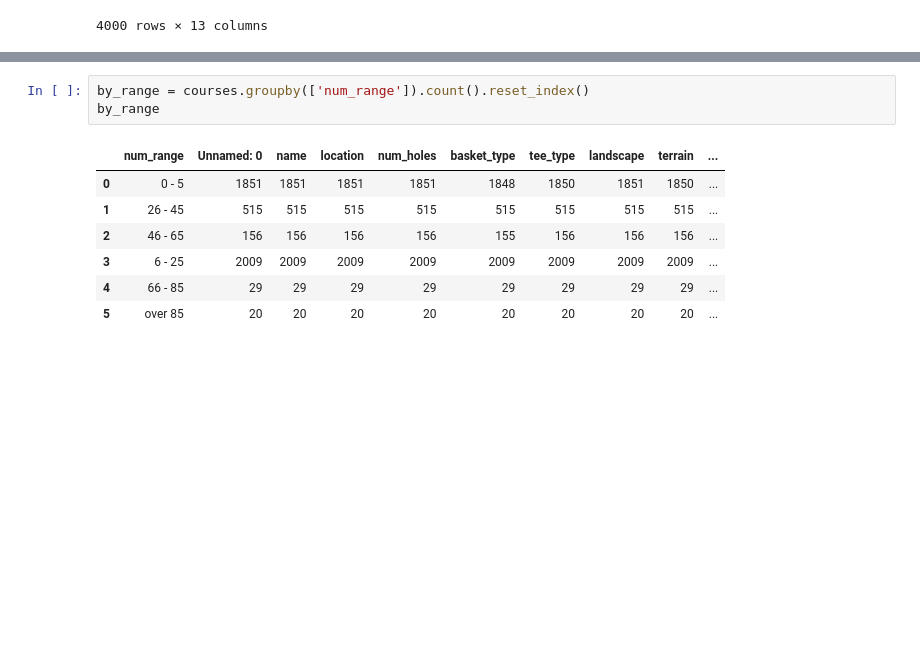
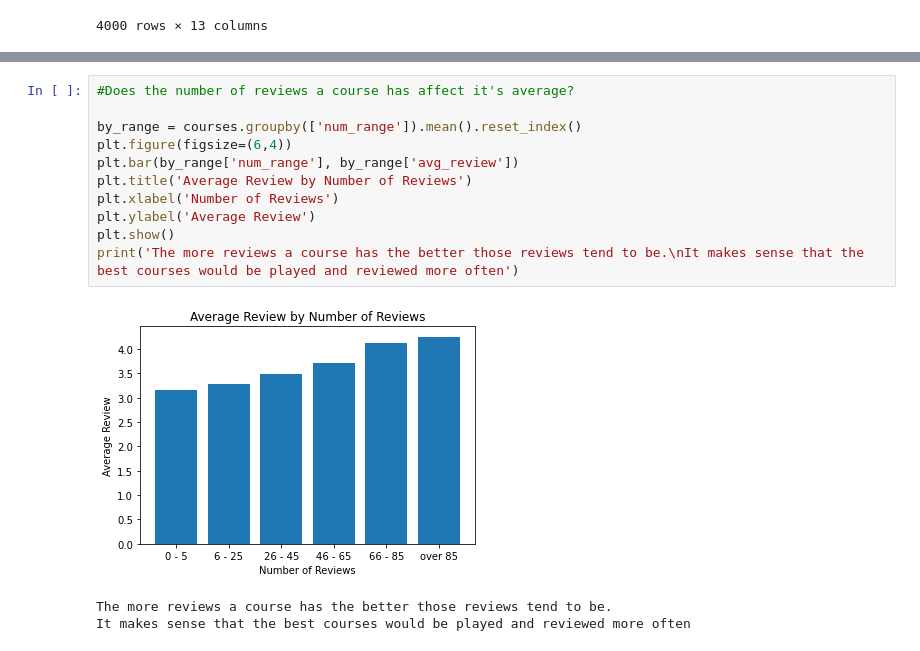
Before and after one commit to nicholastbolick/Disc-Golf-Stats, a Jupyter notebook: Top Earning Disc Golfers.ipynb, the cells around one changed output, grey strips where cells are left out. Cells and saved outputs as stored; diff of their text form; blank space fills up the shorter version.

```diff
--- a/Top Earning Disc Golfers.ipynb
+++ b/Top Earning Disc Golfers.ipynb
@@ -452,12 +463,16 @@ Name: terrain, dtype: int64
 # %%
-by_range = courses.groupby(['num_range']).count().reset_index()
-by_range
+#Does the number of reviews a course has affect it's average?
+
+by_range = courses.groupby(['num_range']).mean().reset_index()
+plt.figure(figsize=(6,4))
+plt.bar(by_range['num_range'], by_range['avg_review'])
+plt.title('Average Review by Number of Reviews')
+plt.xlabel('Number of Reviews')
+plt.ylabel('Average Review')
+plt.show()
+print('The more reviews a course has the better those reviews tend to be.\nIt makes sense that the best courses would be played and reviewed more often')
 # %% [output]
-|  | num_range | Unnamed: 0 | name | location | num_holes | basket_type | tee_type | landscape | terrain | ... |
-| 0 | 0 - 5 | 1851 | 1851 | 1851 | 1851 | 1848 | 1850 | 1851 | 1850 | ... |
-| 1 | 26 - 45 | 515 | 515 | 515 | 515 | 515 | 515 | 515 | 515 | ... |
-| 2 | 46 - 65 | 156 | 156 | 156 | 156 | 155 | 156 | 156 | 156 | ... |
-| 3 | 6 - 25 | 2009 | 2009 | 2009 | 2009 | 2009 | 2009 | 2009 | 2009 | ... |
-| 4 | 66 - 85 | 29 | 29 | 29 | 29 | 29 | 29 | 29 | 29 | ... |
-| 5 | over 85 | 20 | 20 | 20 | 20 | 20 | 20 | 20 | 20 | ... |
+[figure, added]
+The more reviews a course has the better those reviews tend to be.
+It makes sense that the best courses would be played and reviewed more often
 # %%
```
Also changed, not shown: parts of 10 cells of this notebook.
